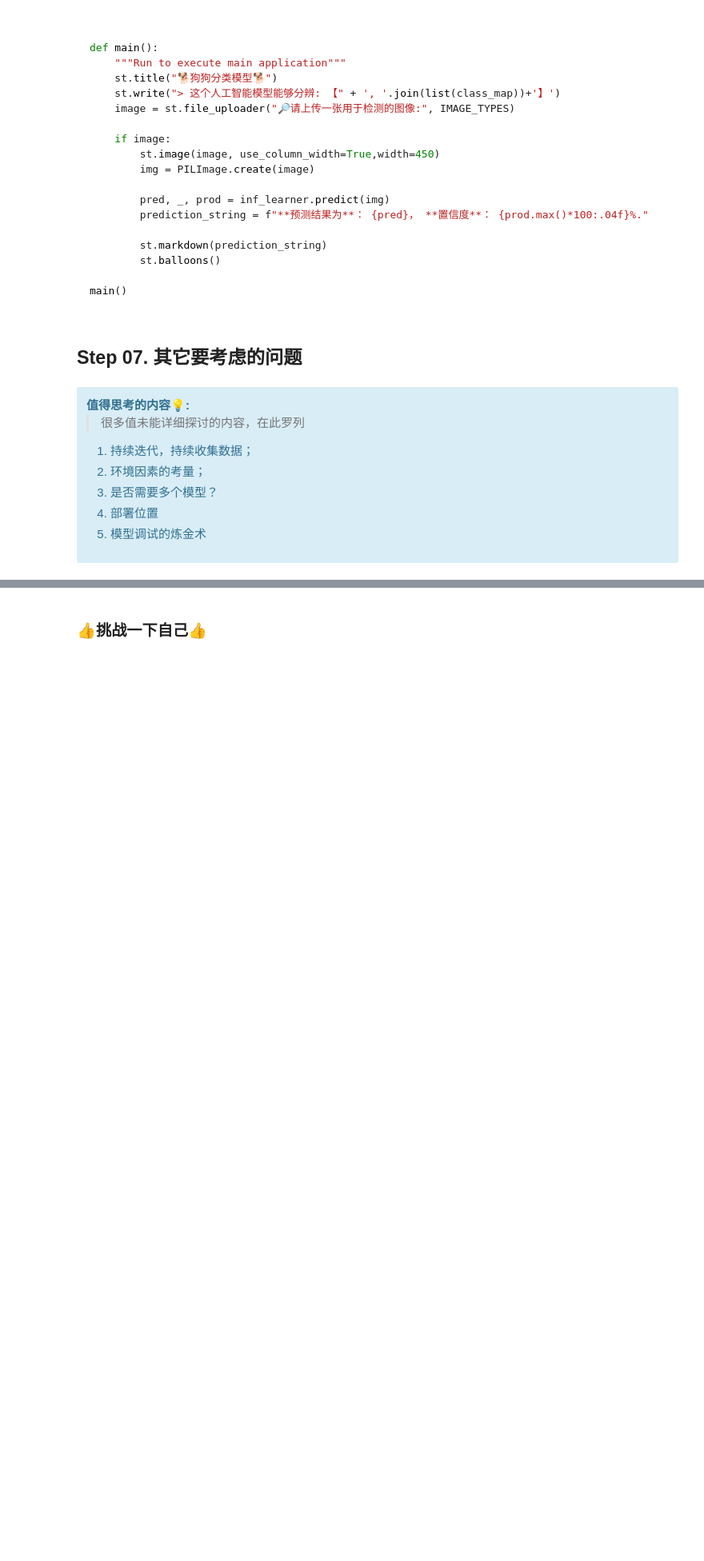
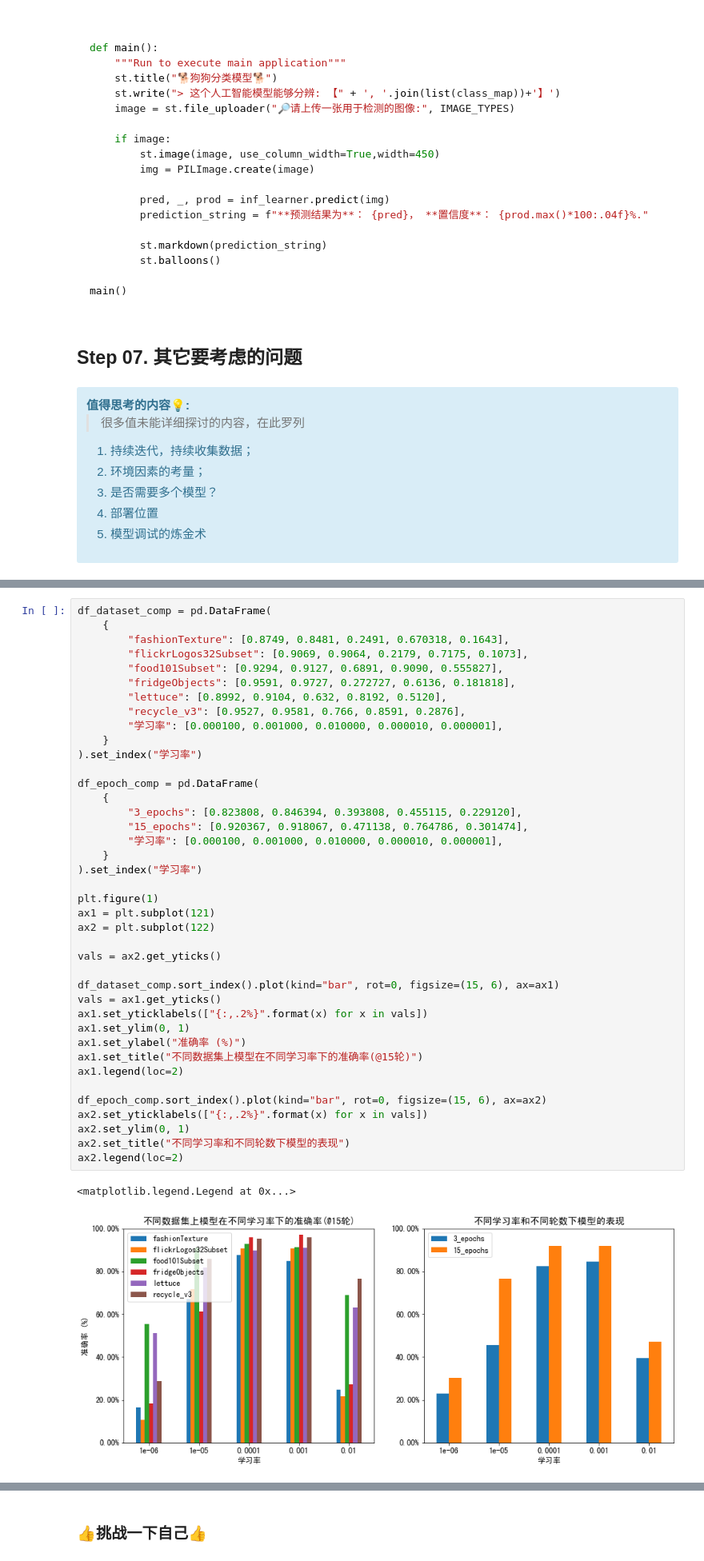
Before and after one commit to ddebby/First_AI_Project, a Jupyter notebook: 01.lab_your_first_ai_project.ipynb, the cells around one changed output, grey strips where cells are left out. Shown: that part at 80% size. Saved outputs shown, nothing was run; the diff lists cells and outputs as text; folded sections open; blank space fills up the shorter version.

```diff
--- a/01.lab_your_first_ai_project.ipynb
+++ b/01.lab_your_first_ai_project.ipynb
@@ -847,0 +1168,43 @@ main()
+# %%
+df_dataset_comp = pd.DataFrame(
+    {
+        "fashionTexture": [0.8749, 0.8481, 0.2491, 0.670318, 0.1643],
+        "flickrLogos32Subset": [0.9069, 0.9064, 0.2179, 0.7175, 0.1073],
+        "food101Subset": [0.9294, 0.9127, 0.6891, 0.9090, 0.555827],
+        "fridgeObjects": [0.9591, 0.9727, 0.272727, 0.6136, 0.181818],
+        "lettuce": [0.8992, 0.9104, 0.632, 0.8192, 0.5120],
+        "recycle_v3": [0.9527, 0.9581, 0.766, 0.8591, 0.2876],
+        "学习率": [0.000100, 0.001000, 0.010000, 0.000010, 0.000001],
+    }
+).set_index("学习率")
+
+df_epoch_comp = pd.DataFrame(
+    {
+        "3_epochs": [0.823808, 0.846394, 0.393808, 0.455115, 0.229120],
+        "15_epochs": [0.920367, 0.918067, 0.471138, 0.764786, 0.301474],
+        "学习率": [0.000100, 0.001000, 0.010000, 0.000010, 0.000001],
+    }
+).set_index("学习率")
+
+plt.figure(1)
+ax1 = plt.subplot(121)
+ax2 = plt.subplot(122)
+
+vals = ax2.get_yticks()
+
+df_dataset_comp.sort_index().plot(kind="bar", rot=0, figsize=(15, 6), ax=ax1)
+vals = ax1.get_yticks()
+ax1.set_yticklabels(["{:,.2%}".format(x) for x in vals])
+ax1.set_ylim(0, 1)
+ax1.set_ylabel("准确率 (%)")
+ax1.set_title("不同数据集上模型在不同学习率下的准确率(@15轮)")
+ax1.legend(loc=2)
+
+df_epoch_comp.sort_index().plot(kind="bar", rot=0, figsize=(15, 6), ax=ax2)
+ax2.set_yticklabels(["{:,.2%}".format(x) for x in vals])
+ax2.set_ylim(0, 1)
+ax2.set_title("不同学习率和不同轮数下模型的表现")
+ax2.legend(loc=2)
+# %% [output]
+<matplotlib.legend.Legend at 0x...>
+[figure, added]
```
Also changed, not shown: parts of 96 cells of this notebook, 8 other files.
